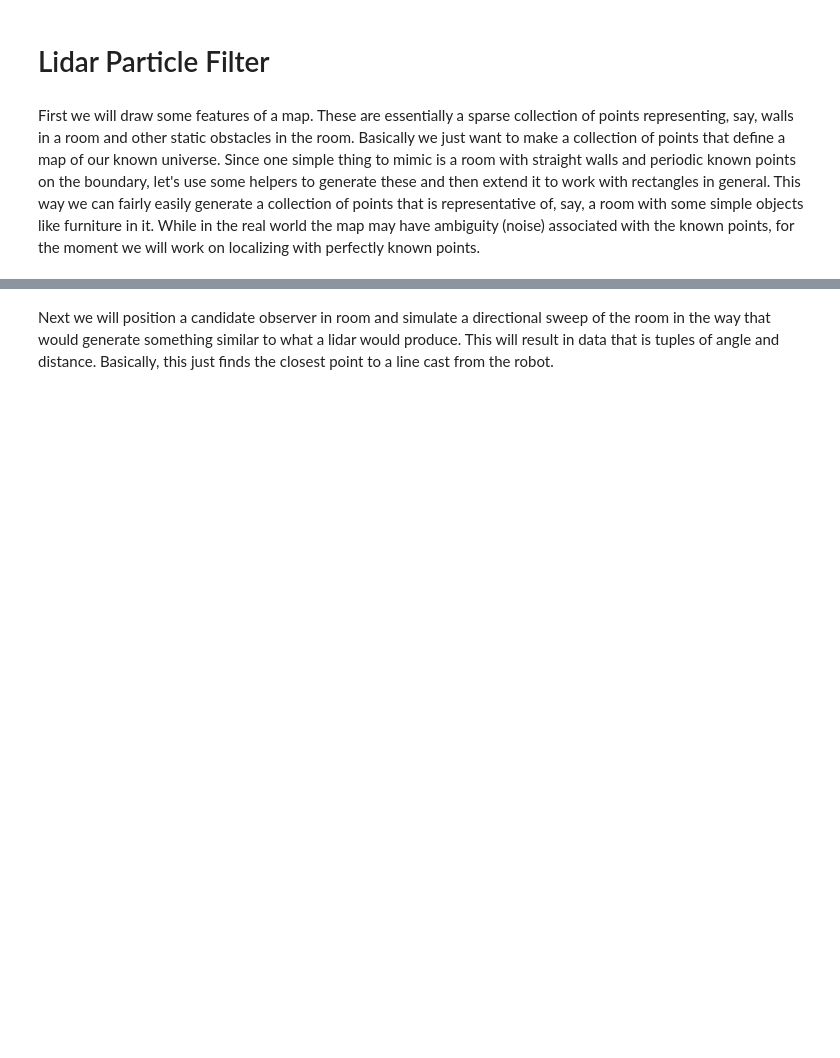
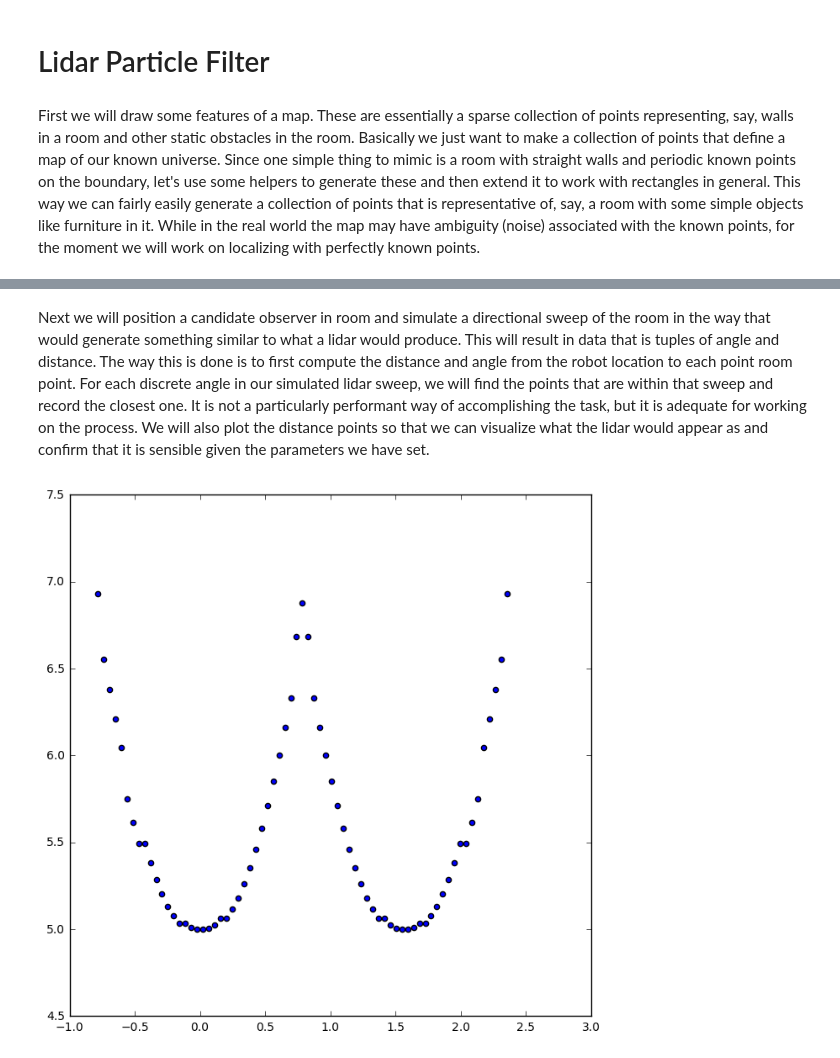
Before and after one commit to ColinShaw/python-lidar-simulator-particle-filter, a Jupyter notebook: jupyter/LidarParticleFilter.ipynb, the cells around one changed output, grey strips where cells are left out. Drawn from its saved outputs; the diff is of its cells as text; code cells hidden in the pictures; blank space fills up the shorter version.

Commit message:
Synthetic lidar and refactoring

```diff
--- a/jupyter/LidarParticleFilter.ipynb
+++ b/jupyter/LidarParticleFilter.ipynb
@@ -43,2 +49,2 @@ plt.show()
 # %% [markdown]
-Next we will position a candidate observer in room and simulate a directional sweep of the room in the way that would generate something similar to what a lidar would produce.  This will result in data that is tuples of angle and distance.  Basically, this just finds the closest point to a line cast from the robot.
+Next we will position a candidate observer in room and simulate a directional sweep of the room in the way that would generate something similar to what a lidar would produce.  This will result in data that is tuples of angle and distance.  The way this is done is to first compute the distance and angle from the robot location to each point room point.  For each discrete angle in our simulated lidar sweep, we will find the points that are within that sweep and record the closest one.  It is not a particularly performant way of accomplishing the task, but it is adequate for working on the process.  We will also plot the distance points so that we can visualize what the lidar would appear as and confirm that it is sensible given the parameters we have set.
@@ -69,0 +51,63 @@ for l in lines:
+# %%
+class RoomView:
+
+    def __init__(self, points, angle_sweep, sweep_number):
+        self.points = points
+        self.angle_sweep = angle_sweep
+        self.sweep_number = sweep_number
+
+    def angle_range(self, center):
+        delta = self.angle_sweep
+        n = self.sweep_number
+        return [(center - delta) + 2 * delta * i / n for i in range(2 * n + 1)]
+
+    def angle_and_distance(self, robot_location, point_location):
+        (rx, ry) = robot_location
+        (px, py) = point_location
+        dx = px - rx
+        dy = py - ry
+        distance = math.sqrt(dx**2 + dy**2)
+        angle = math.atan2(dy, dx)
+        return (angle, distance)
+
+    def closest_point_in_swath(self, min_angle, max_angle, robot_location):
+        pts = []
+        for p in self.points:
+            angle, distance = self.angle_and_distance(robot_location, p)
+            if angle > min_angle and angle < max_angle:
+                pts.append((angle, distance))
+        pts = sorted(pts, key = lambda x: x[1])
+        if len(pts) > 0:
+            return pts[0]
+        return (None, None)
+
+    def lidar_points(self, robot_location, robot_angle):
+        pts = []
+        angles = self.angle_range(robot_angle)
+        delta = 2 * self.angle_sweep / self.sweep_number
+        for a in angles:
+            min_a = a - delta
+            max_a = a + delta
+            _, distance = self.closest_point_in_swath(min_a, max_a, robot_location)
+            if distance is not None:
+                pts.append((a, distance))
+        return pts
+
+
+# Set the plot size
+plt.figure(figsize=(8,8))
+
+# Set up a room view with a pi/4 half-angle aperture and 15 angle slices on each side
+rv = RoomView(room, math.pi/4, 35)
+
+# Get the lidar points for a robot facing due East
+p = rv.lidar_points(robot_location, 0)
+
+# Unzip the angle-distance tuple
+a, d = zip(*p)
+
+# Plot as a scatter plot
+plt.scatter(a, d)
+plt.show()
+# %% [output]
+[figure, added]
```
Also changed, not shown: parts of 2 cells of this notebook.
